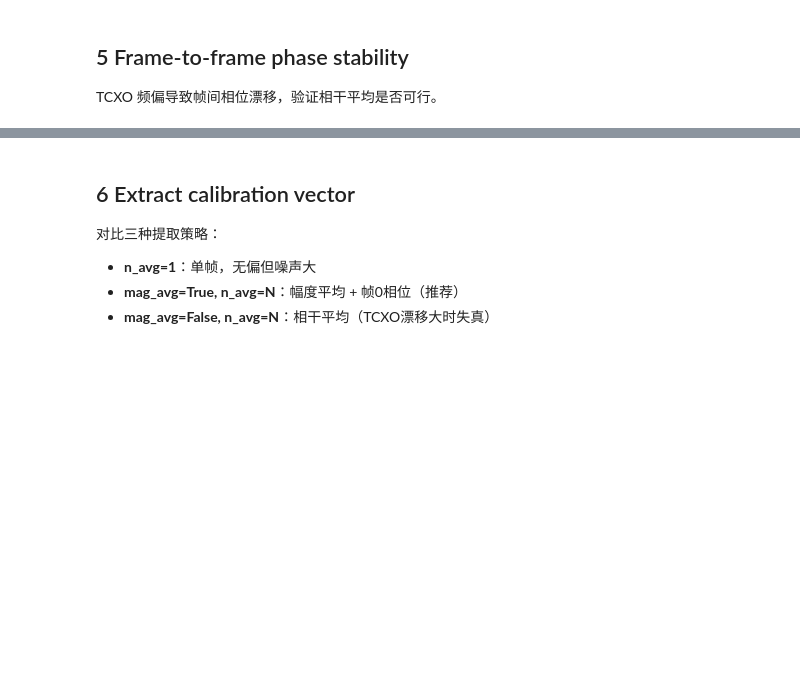
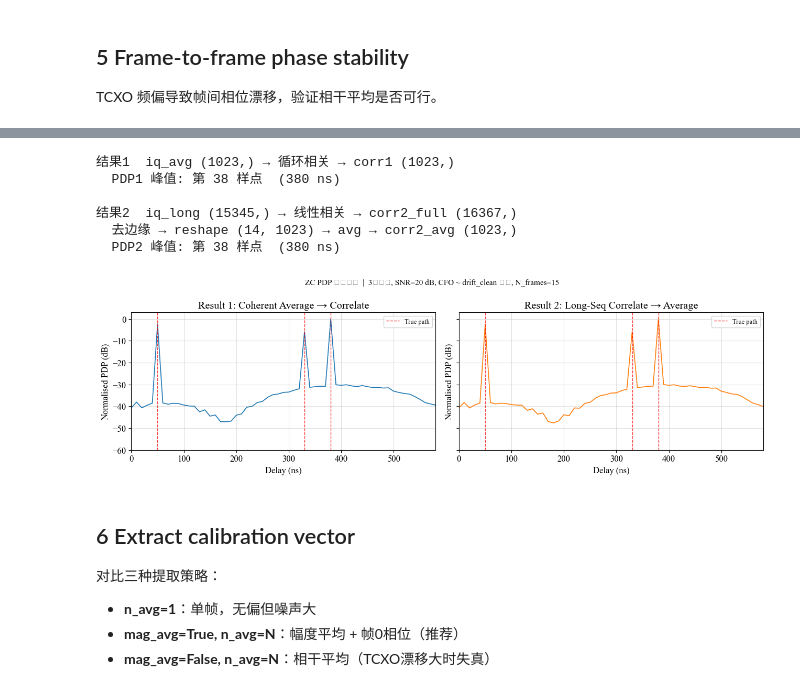
Before and after one commit to UnknownGuo/chan_meas, a Jupyter notebook: notebooks/explore/b2b_extract_explore.ipynb, the cells around one changed output, grey strips where cells are left out. Saved outputs shown, nothing was run; the diff lists cells and outputs as text; code cells hidden in the pictures; blank space fills up the shorter version.

```diff
--- a/notebooks/explore/b2b_extract_explore.ipynb
+++ b/notebooks/explore/b2b_extract_explore.ipynb
@@ -236,3 +386,82 @@ CFO estimate       : -33.1 Hz  (-0.033 kHz)
+# %%
+# ─── 结果 1：相干平均 → 循环相关 ─────────────────────────────────────────────
+iq_avg  = iq_frames.mean(axis=0)                         # (N_ZC,)
+
+# 频域循环互相关：C = IFFT( FFT(iq_avg) · FFT(s_zc)* )
+Corr1_f = np.fft.fft(iq_avg) * np.conj(np.fft.fft(s_zc))
+corr1   = np.fft.ifft(Corr1_f)                           # (N_ZC,)
+pdp1    = np.abs(corr1) ** 2
+pdp1_db = 10 * np.log10(pdp1 + 1e-30)
+pdp1_db -= pdp1_db.max()
+
+print(f"结果1  iq_avg {iq_avg.shape} → 循环相关 → corr1 {corr1.shape}")
+print(f"  PDP1 峰值: 第 {np.argmax(pdp1)} 样点  ({np.argmax(pdp1)*1e9/FS_HZ:.0f} ns)")
+
+# ─── 结果 2：长序列线性相关 → 去边缘 → 逐帧平均 ──────────────────────────────
+iq_long = iq_frames.ravel()                              # (N_FRAMES × N_ZC,) = (15345,)
+
+# FFT 加速线性互相关（等价 np.correlate mode='full'，快约 100×）
+N_lin  = len(iq_long) + N_ZC - 1                         # 16 × N_ZC − 1 = 16 367
+N_fft2 = int(2 ** np.ceil(np.log2(N_lin)))               # 最近 2^k
+Corr2_f    = np.fft.fft(iq_long, n=N_fft2) * np.conj(np.fft.fft(s_zc, n=N_fft2))
+corr2_full = np.fft.ifft(Corr2_f)[:N_lin]               # (16 367,)
+
+print(f"\n结果2  iq_long {iq_long.shape} → 线性相关 → corr2_full {corr2_full.shape}")
+assert corr2_full.shape[0] == 16 * N_ZC - 1, "长度校验失败"
+
+# 去掉头部 N_ZC 点（第1帧边缘不完整）和尾部 N_ZC−1 点（第15帧边缘不完整）
+# 剩余 14 × N_ZC 点，reshape → (14, N_ZC) → 逐帧平均
+corr2_trim = corr2_full[N_ZC : N_ZC + 14 * N_ZC]        # (14 × 1023,)
+corr2_mat  = corr2_trim.reshape(14, N_ZC)                # (14, 1023)
+corr2_avg  = corr2_mat.mean(axis=0)                      # (1023,)
+
+pdp2    = np.abs(corr2_avg) ** 2
+pdp2_db = 10 * np.log10(pdp2 + 1e-30)
+pdp2_db -= pdp2_db.max()
+
+print(f"  去边缘 → reshape {corr2_mat.shape} → avg → corr2_avg {corr2_avg.shape}")
+print(f"  PDP2 峰值: 第 {np.argmax(pdp2)} 样点  ({np.argmax(pdp2)*1e9/FS_HZ:.0f} ns)")
+# %% [output]
+结果1  iq_avg (1023,) → 循环相关 → corr1 (1023,)
+  PDP1 峰值: 第 38 样点  (380 ns)
+
+结果2  iq_long (15345,) → 线性相关 → corr2_full (16367,)
+  去边缘 → reshape (14, 1023) → avg → corr2_avg (1023,)
+  PDP2 峰值: 第 38 样点  (380 ns)
+# %%
+# ─── 对比绘图 ────────────────────────────────────────────────────────────────
+delay_axis_ns = np.arange(N_ZC) * 1e9 / FS_HZ          # 时延轴 (ns)，分辨率 = 1/Fs
+
+fig, axes = plt.subplots(1, 2, figsize=(13, 4), sharey=True)
+
+for ax, pdp_db, title, color in zip(
+    axes,
+    [pdp1_db, pdp2_db],
+    ['Result 1: Coherent Average → Correlate',
+     'Result 2: Long-Seq Correlate → Average'],
+    ['C0', 'C1'],
+):
+    ax.plot(delay_axis_ns, pdp_db, lw=1.2, color=color)
+    for d in path_delays:
+        ax.axvline(d * 1e9 / FS_HZ, color='r', ls='--', lw=1, alpha=0.8,
+                   label='True path' if d == path_delays[0] else None)
+    ax.set_xlabel('Delay (ns)')
+    ax.set_ylabel('Normalised PDP (dB)')
+    ax.set_title(title)
+    ax.set_xlim([0, (path_delays.max() + 20) * 1e9 / FS_HZ])
+    ax.set_ylim([-60, 3])
+    ax.legend(fontsize=9)
+    ax.grid(True, alpha=0.4)
+
+fig.suptitle(
+    f'ZC PDP 估计对比  |  3径信道, SNR={SNR_DB} dB, '
+    f'CFO ~ drift_clean 分布, N_frames={N_FRAMES}',
+    fontsize=11,
+)
+fig.tight_layout()
+plt.show()
+# %% [output]
+[figure, added]
 # %% [markdown]
 ## 6  Extract calibration vector
 
```
Also changed, not shown: parts of 13 cells of this notebook, 48 other files.
